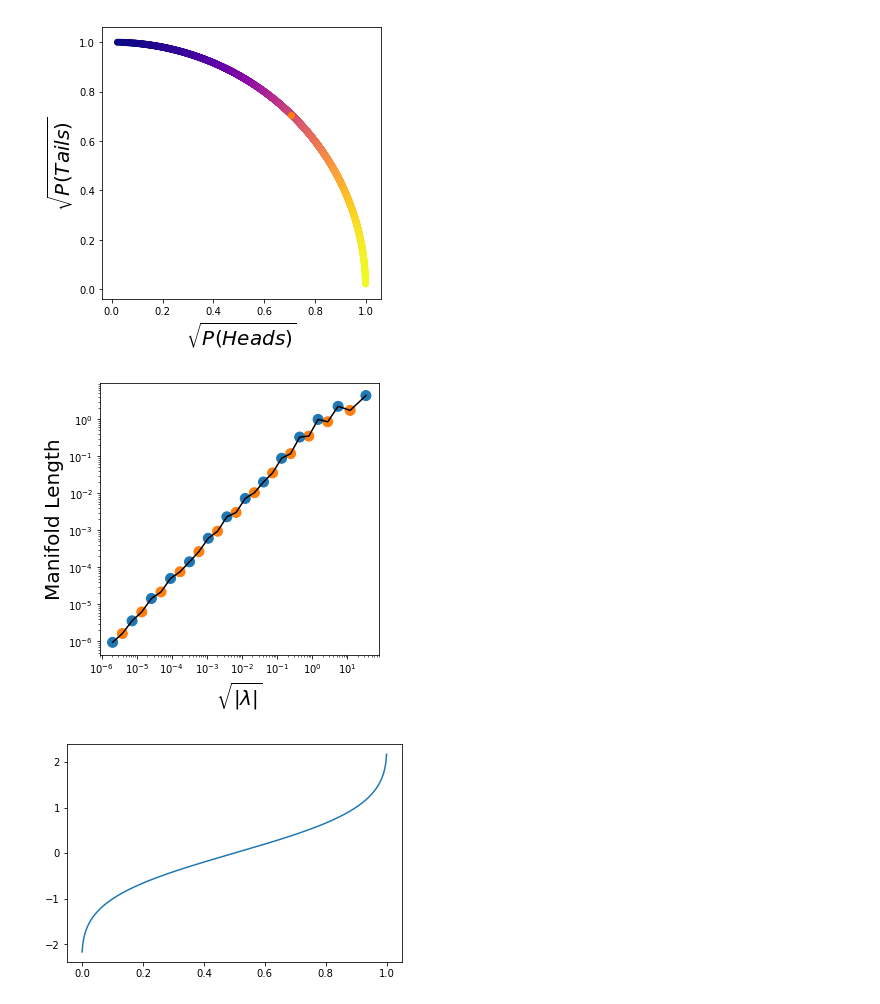
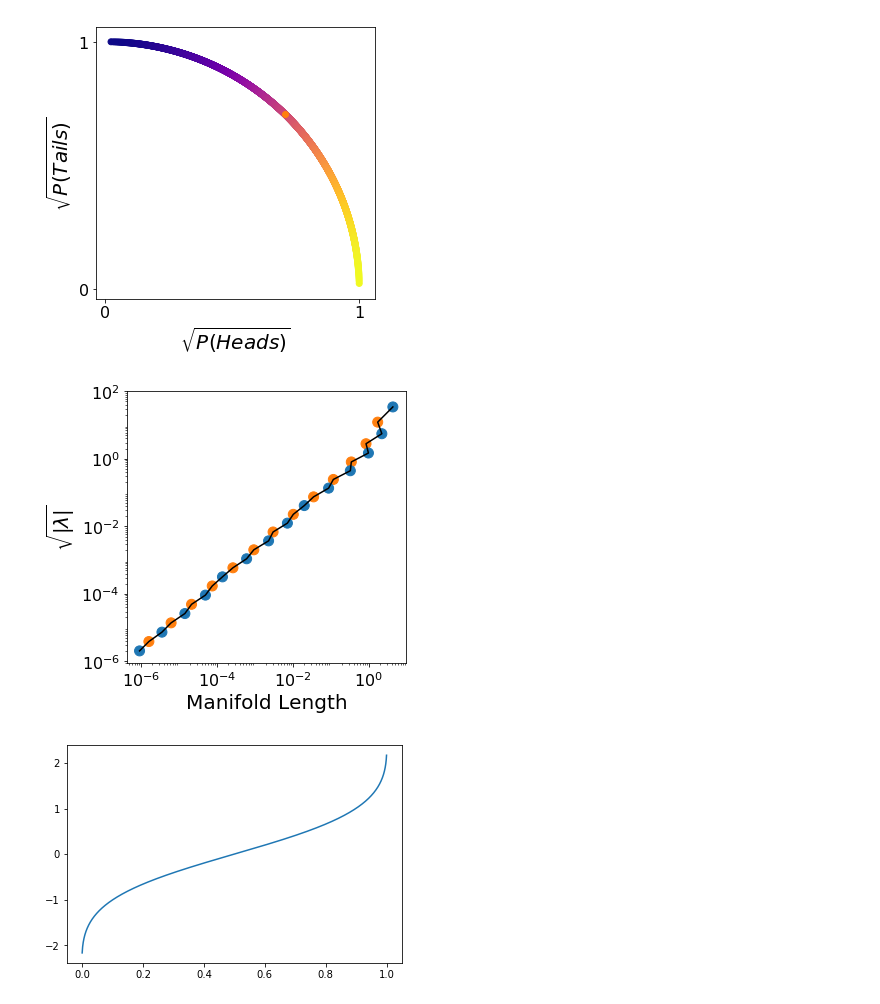
Before and after one commit to katnquinn/1Spin, a Jupyter notebook: Coin Toss-Copy1.ipynb, the cells around one changed output. Drawn from its saved outputs; the diff is of its cells as text; code cells hidden in the pictures.

Commit message:
updating graph labels for coin

```diff
--- a/Coin Toss-Copy1.ipynb
+++ b/Coin Toss-Copy1.ipynb
@@ -115,11 +115,14 @@ plt.scatter([np.sqrt(probs[idx])],[np.sqrt(1-probs[idx])],c='C1')
 plt.xlabel(r'$\sqrt{P(Heads)}$',fontsize=20)
 plt.ylabel(r'$\sqrt{P(Tails)}$',fontsize=20)
 
+plt.xticks([0,1],fontsize=16)
+plt.yticks([0,1],fontsize=16)
+
 #plt.title('Rigged Coin Toss',fontsize=16)
 
 plt.show()
 # %% [output]
-[figure, old version]
+[figure, new version]
 # %%
 DDT = [[-4*np.log(np.cos(np.arccos(np.sqrt(p1)) - np.arccos(np.sqrt(p2)))) for p1 in probs] for p2 in probs]
 sums = [sum(row)/len(probs) for row in DDT]
@@ -133,25 +136,29 @@ proj = np.dot(v,np.diag(np.sqrt(abs(w)))).real
 # %%
 plt.figure(figsize=(5,5))
 distances = np.array([max(proj[:,i])-min(proj[:,i]) for i in range(len(w))])
 selection = [i for i in range(0,27)]
 y = distances[selection]
 x = np.sqrt(abs(w).real[selection])
-plt.plot(x,y,color='black')
+plt.plot(y,x,color='black')
 #plt.plot([min(x),max(x)],[min(x),max(x)],linestyle='--',c='black',alpha=0.5)
 colors = []
 for eig in w.real[selection]:
     if eig < 0:
         colors.append('C0')
     else:
         colors.append('C1')
-plt.scatter(x,y,c=colors,s=100)
+plt.scatter(y,x,c=colors,s=100)
 plt.xscale('log')
 plt.yscale('log')
-plt.xlabel(r'$\sqrt{|\lambda|}$',fontsize=20)
-plt.ylabel('Manifold Length',fontsize=20)
+plt.ylabel(r'$\sqrt{|\lambda|}$',fontsize=20)
+plt.xlabel('Manifold Length',fontsize=20)
+
+plt.xticks([10**i for i in [0,-2,-4,-6]],fontsize=16)
+plt.yticks([10**i for i in [2,0,-2,-4,-6]],fontsize=16)
+
 plt.show()
 # %% [output]
-[figure, old version]
+[figure, new version]
 # %%
 plt.plot(probs,proj[:,0])
 plt.show()
```
Also changed, not shown: parts of 1 cell of this notebook.
